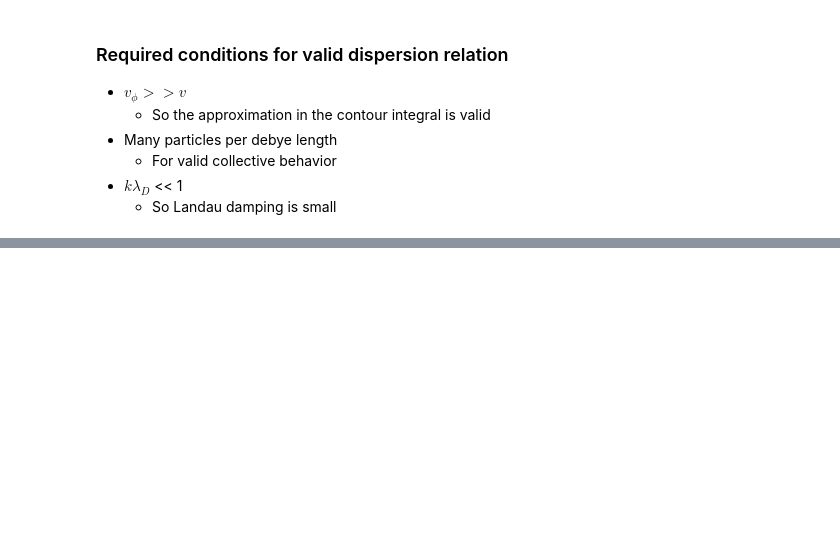
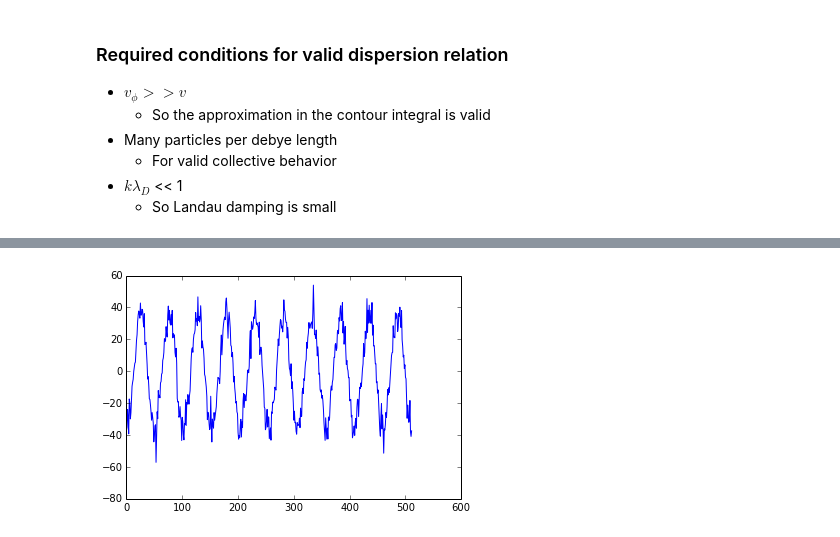
Before and after one commit to shigh/pyes1, a Jupyter notebook: pyes1/1d2v-warm.ipynb, the cells around one changed output, grey strips where cells are left out. Drawn from its saved outputs; the diff is of its cells as text; code cells hidden in the pictures; blank space fills up the shorter version.

```diff
--- a/pyes1/1d2v-warm.ipynb
+++ b/pyes1/1d2v-warm.ipynb
@@ -133,24 +137,26 @@ if False:
     i = 10
     plt.hist(vx[i][pick[i]]);
 # %%
-if False:
+if True:
     fig = plt.figure()
     p1 = fig.add_subplot(1, 1, 1)
     imgs = []
     s = 1
     x_vals = np.linspace(0,L,nx+1)[:-1]
     for i in range(nt+1):
         rhok = np.fft.rfft(rho[i,:])
         rhok[0] = 0.
         rhok = np.real(rhok*rhok.conj())
         imgs.append((#p1.scatter(xp[i,:], vx[i,:], color='b', s=s),
                      #p1.plot(x_vals, rho[i,:], color='b')[0],
                      #p1.plot(rhok, color='b')[0],
                      plt.plot(weight(xp[i],vx[i],nx,L),'b')[0],
                     ))
 
 
     im_ani = animation.ArtistAnimation(fig, imgs,
                                        interval=50, repeat_delay=3000,
                                        blit=True)
     im_ani.save("1d2v-warm.mp4", writer="mencoder")
+# %% [output]
+[figure, added]
```
Also changed, not shown: parts of 3 cells of this notebook.
